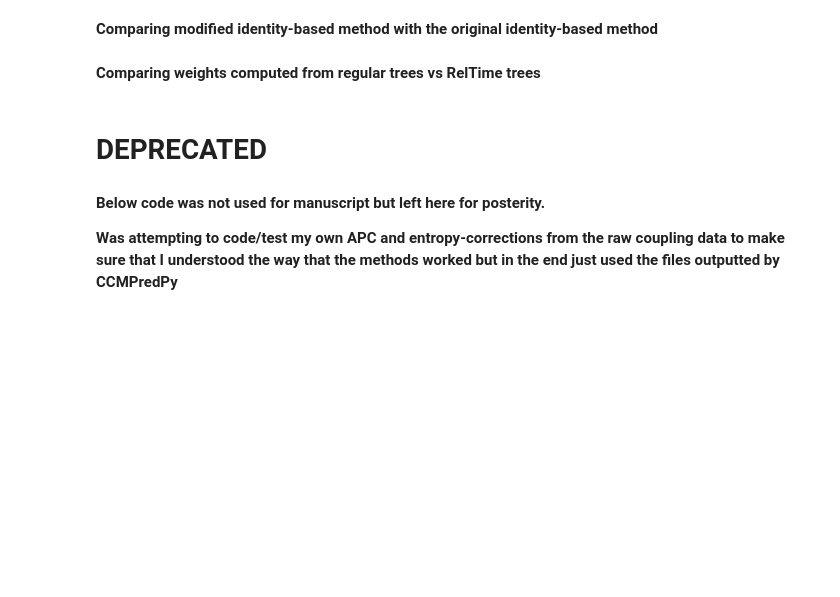
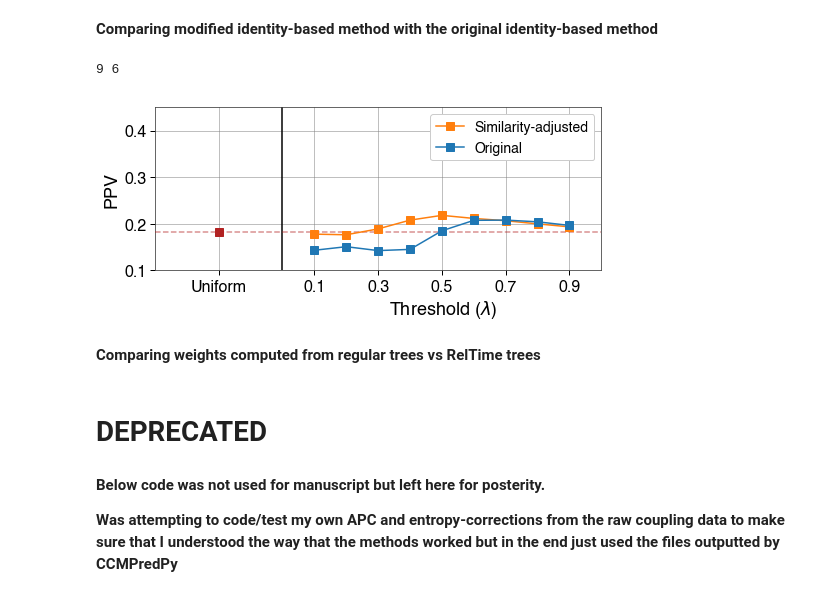
Before and after one commit to adamhockenberry/dca-weighting, a Jupyter notebook: Code/comparing_accuracies.ipynb, the cells around one changed output. Cells and saved outputs as stored; diff of their text form; code cells hidden in the pictures; blank space fills up the shorter version.

```diff
--- a/Code/comparing_accuracies.ipynb
+++ b/Code/comparing_accuracies.ipynb
@@ -271,30 +279,37 @@ print(np.median(np.array(results_dicty[compare_b])/np.array(results_dicty[compar
 # %%
 coup_type = 'raw'
 labels = ['Uniform']+[str(i/10) for i in range(1, 10, 2)]
 print(len(data), len(labels))
 xvals= [-0.1]+[i/10 for i in range(2,11)]
 
+prop_cycle = plt.rcParams['axes.prop_cycle']
+colors = prop_cycle.by_key()['color']
 
 fig, ax = plt.subplots(figsize=(8,3))
 ax.set_xlim(-0.3, 1.1)
 ax.set_xticks([-0.1]+[0.2, 0.4, 0.6, 0.8, 1.0])
 ax.set_xticklabels(labels)
 ax.axvline(0.1, c='k')
 ax.plot([-0.1], [np.mean(results_dicty['{}.uniform'.format(coup_type)])], marker='s', zorder=3, c='firebrick', markersize=8)
 ax.axhline(np.mean(results_dicty['{}.uniform'.format(coup_type)]), linestyle='--', c='firebrick', alpha=0.5, zorder=4)
+data = [np.mean(results_dicty['{}.simpleish_0.{}'.format(coup_type, i)]) for i in range(1,10)]
+xvals= [i/10 for i in range(2,11)]
+ax.plot(xvals, data, marker='s', zorder=4, label='Similarity-adjusted', markersize=8, c=colors[1])
+
 data = [np.mean(results_dicty['{}.simple_0.{}'.format(coup_type, i)]) for i in range(1,10)]
 xvals= [i/10 for i in range(2,11)]
-ax.plot(xvals, data, marker='s', zorder=4, label='Original', markersize=8)
-data = [np.mean(results_dicty['{}.simpleish_0.{}'.format(coup_type, i)]) for i in range(1,10)]
-xvals= [i/10 for i in range(2,11)]
-ax.plot(xvals, data, marker='s', zorder=4, label='Similarity-adjusted', markersize=8)
+ax.plot(xvals, data, marker='s', zorder=4, label='Original', markersize=8, c=colors[0])
+
 ax.set_ylabel(metric)
 ax.set_xlabel('Threshold ($\lambda$)',\
               horizontalalignment='left', x=0.525)
 ax.set_ylim(0.1, 0.45)
 legend = ax.legend(loc=1, fontsize=14, framealpha=1.0)
 plt.savefig('{}/{}_identity_compare.pdf'.format(figs_dir, coup_type), bbox_inches='tight')
 # ax.grid(False)
+# %% [output]
+9 6
+[figure, added]
 # %% [markdown]
 **Comparing weights computed from regular trees vs RelTime trees**
 # %%
```
Also changed, not shown: parts of 4 cells of this notebook, 4 other files.
